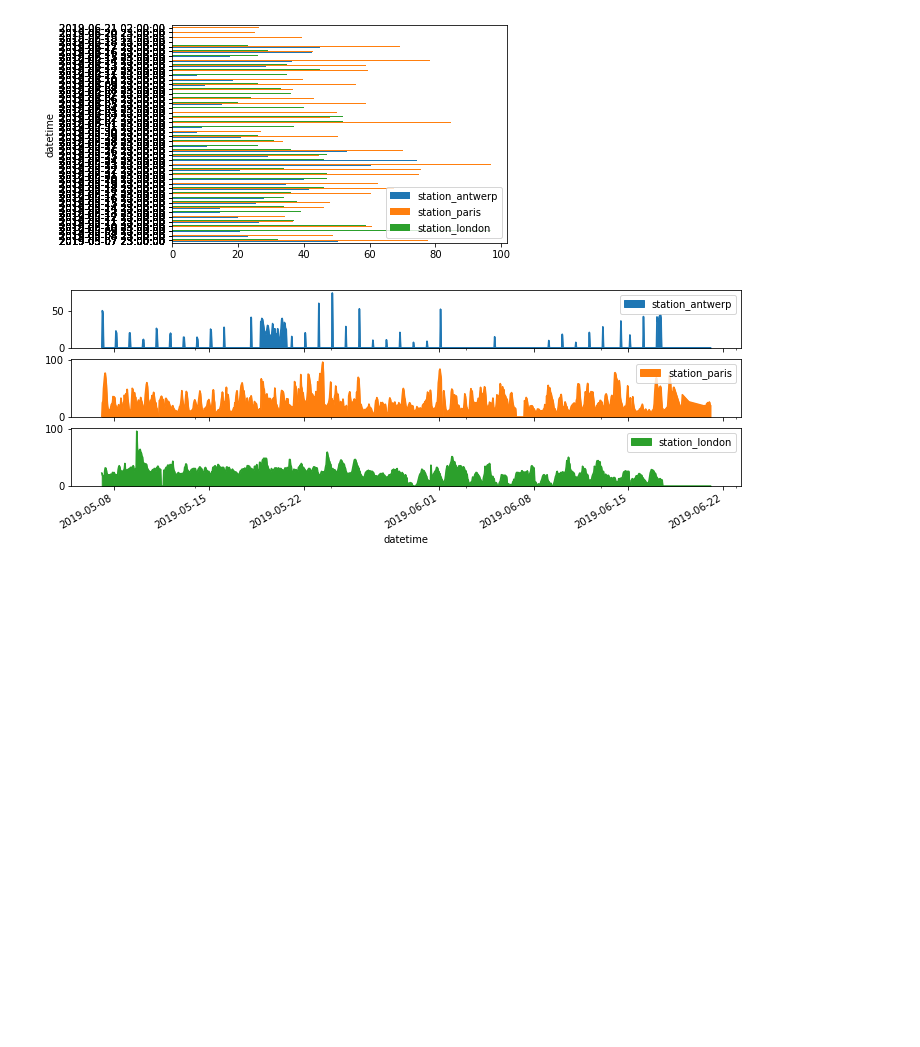
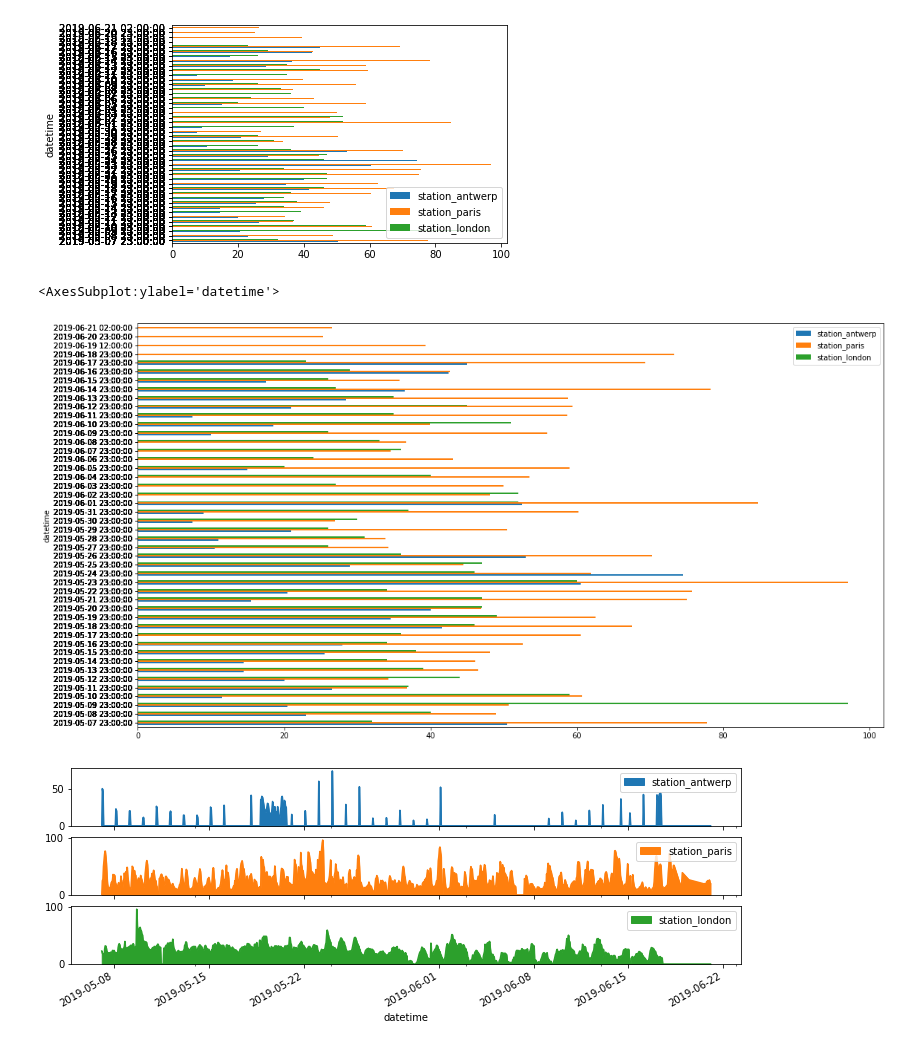
Before and after one commit to rambasnet/Python-Machine-Learning, a Jupyter notebook: Data-Visualization.ipynb, the cells around one changed output. Drawn from its saved outputs; the diff is of its cells as text; code cells hidden in the pictures; blank space fills up the shorter version.

Commit message:
update Data-Visualization

```diff
--- a/Data-Visualization.ipynb
+++ b/Data-Visualization.ipynb
@@ -80,6 +89,12 @@ air_quality.plot.barh()
 # %% [output]
 <AxesSubplot:ylabel='datetime'>
 [figure]
+# %%
+# let's provide figsize for readability
+air_quality.plot.barh(figsize=(18, 10))
+# %% [output]
+<AxesSubplot:ylabel='datetime'>
+[figure, added]
 # %%
 axs = air_quality.plot.area(figsize=(12, 4), subplots=True)
 # %% [output]
```
Also changed, not shown: parts of 2 cells of this notebook.
